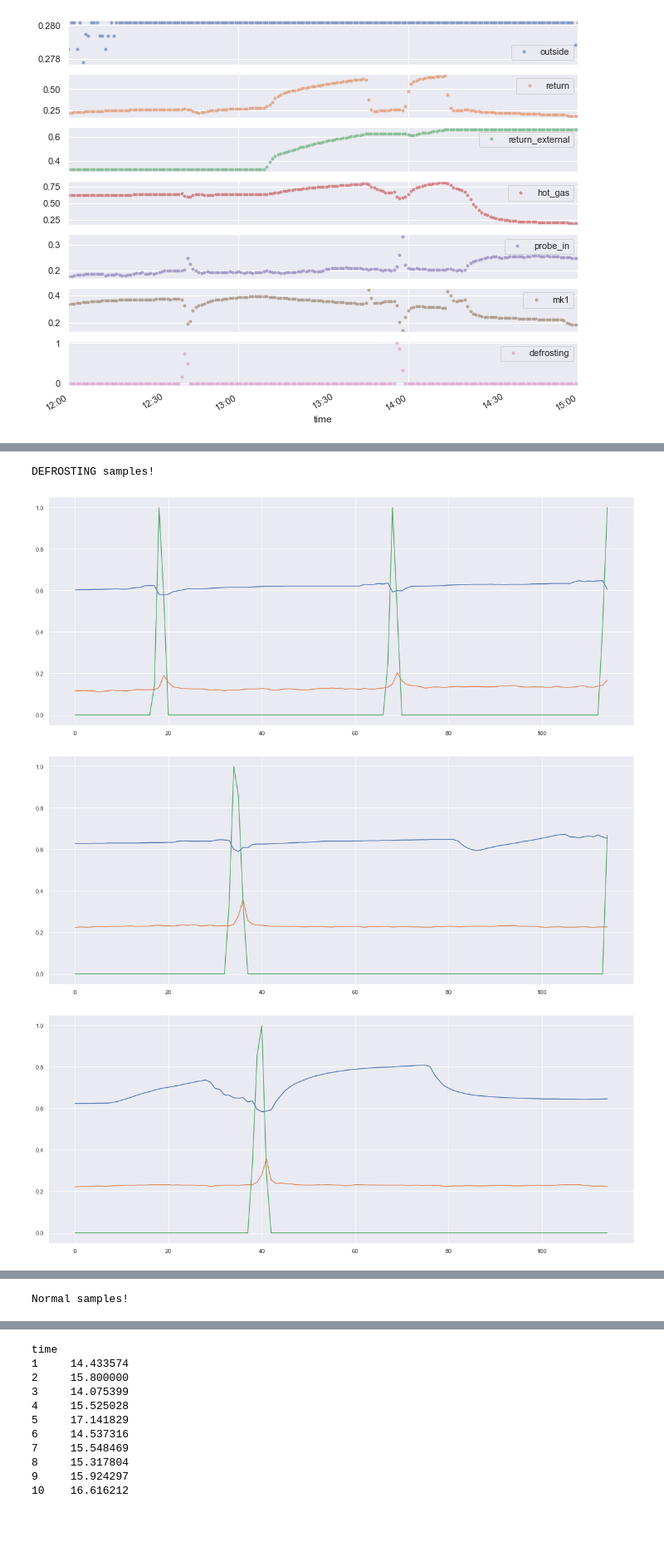
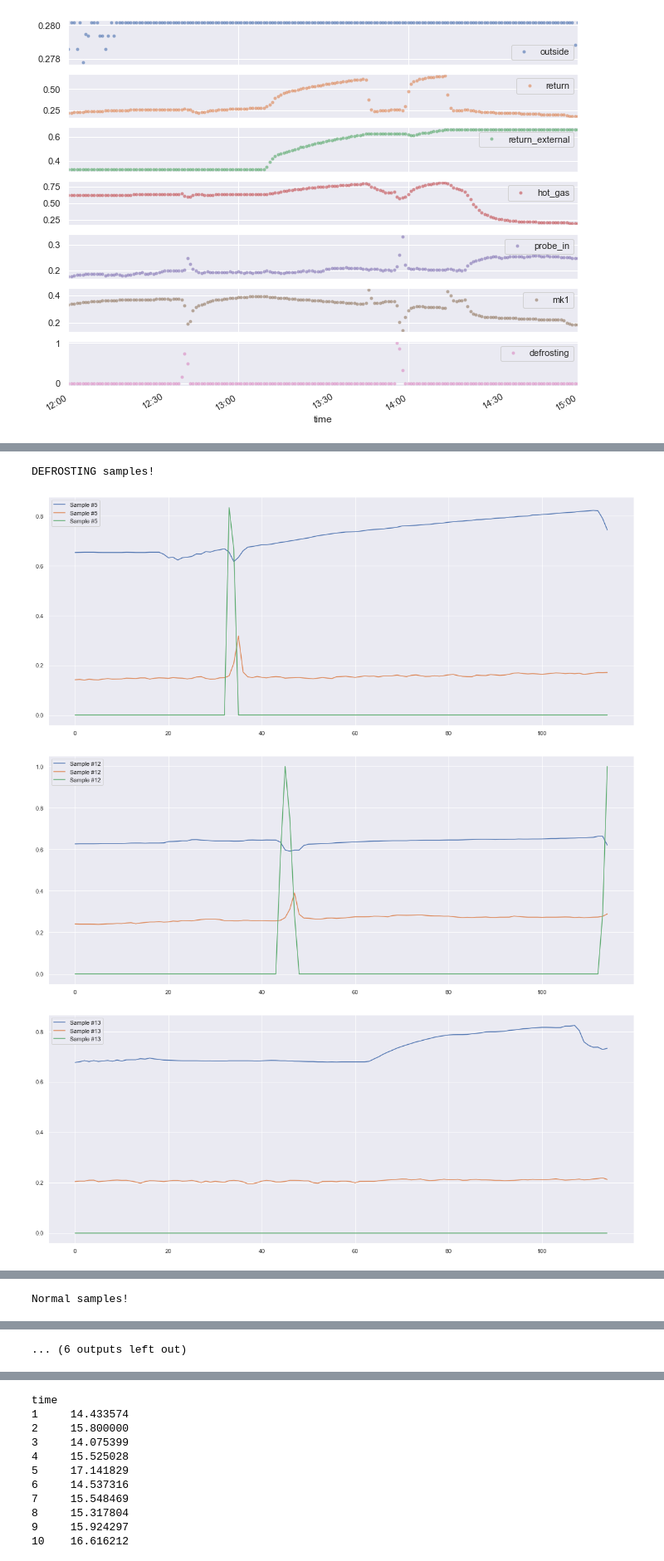
Before and after one commit to ccbur/deep-heatpump-analyzer, a Jupyter notebook: aggregate.ipynb, the cells around one changed output, grey strips where cells are left out. Shown at 83% size. Drawn from its saved outputs; the diff is of its cells as text; code cells hidden in the pictures; blank space fills up the shorter version.

```diff
--- a/aggregate.ipynb
+++ b/aggregate.ipynb
@@ -386,4 +393,4 @@ class HeatpumpDataset(data.Dataset):
 # %%
-dataset = HeatpumpDataset(data_df)
+dataset = HeatpumpDataset(data_df, max_samples = 0)
 len(dataset)
 # %% [output]
@@ -391,10 +429,4 @@ len(dataset)
 # %%
-batch_size = 32
-
-train_size = int( 0.8 * len(dataset) - (0.8 * len(dataset)) % batch_size)
-test_size = len(dataset) - train_size
-train_dataset, test_dataset = torch.utils.data.random_split(dataset, [train_size, test_size])
-
 print("Training samples: ", len(train_dataset))
 print("Testing samples: ", len(test_dataset))
 #display(train_dataset[4][0])
@@ -403,8 +435,13 @@ print("Testing samples: ", len(test_dataset))
 #print(train_dataset[4][0])
 
 defrost_num = 0
+
 for i in range(len(train_dataset)):
-    if train_dataset[i][1][0] == 1.0:
-        defrost_num = defrost_num + 1
+#    defrost_num += train_dataset[i][1][0].item() # 0 if logits only for last timestep
+    defrost_num += train_dataset[i][1][-1].item() # -1 if logits for all timestep
 
 print("Training samples with defrosting: ", defrost_num, " (", defrost_num/len(train_dataset), ")")
+
+train_weights = [defrost_num / train_size, 1-(defrost_num / train_size)]
+
+print("Weights: ", train_weights)
@@ -415,23 +468,25 @@ Training samples with defrosting:  2345  ( 0.45516304347826086 )
 # %%
 
 print("DEFROSTING samples!")
 
-for i in range(10):
+for i in range(50):
     sample = train_dataset[i]
-    if sample[1][0] == 1.0:
-        plt.plot(sample[0])
+    if sample[1][-1].item() == 1.0:
+        plt.plot(sample[0], label='Sample #{}'.format(i))
+        plt.legend()
         plt.show()
 
 
 print("Normal samples!")
 
 for i in range(10):
     sample = train_dataset[i]
-    if sample[1][0] == 0.0:
-        plt.plot(sample[0])
+    if sample[1][-1].item() == 0.0:
+        plt.plot(sample[0], label='Sample #{}'.format(i))
+        plt.legend()
         plt.show()
 # %% [output]
 DEFROSTING samples!
-[figure, old version]
+[figure, new version]
-[figure, old version]
+[figure, new version]
-[figure, old version]
+[figure, new version]
@@ -446,3 +501,4 @@ Normal samples!
+... (6 outputs left out)
 # %%
 train_dataloader = torch.utils.data.DataLoader(train_dataset,
                                              batch_size=32, batch_sampler=None, shuffle=False,
```
Also changed, not shown: parts of 22 cells of this notebook.
